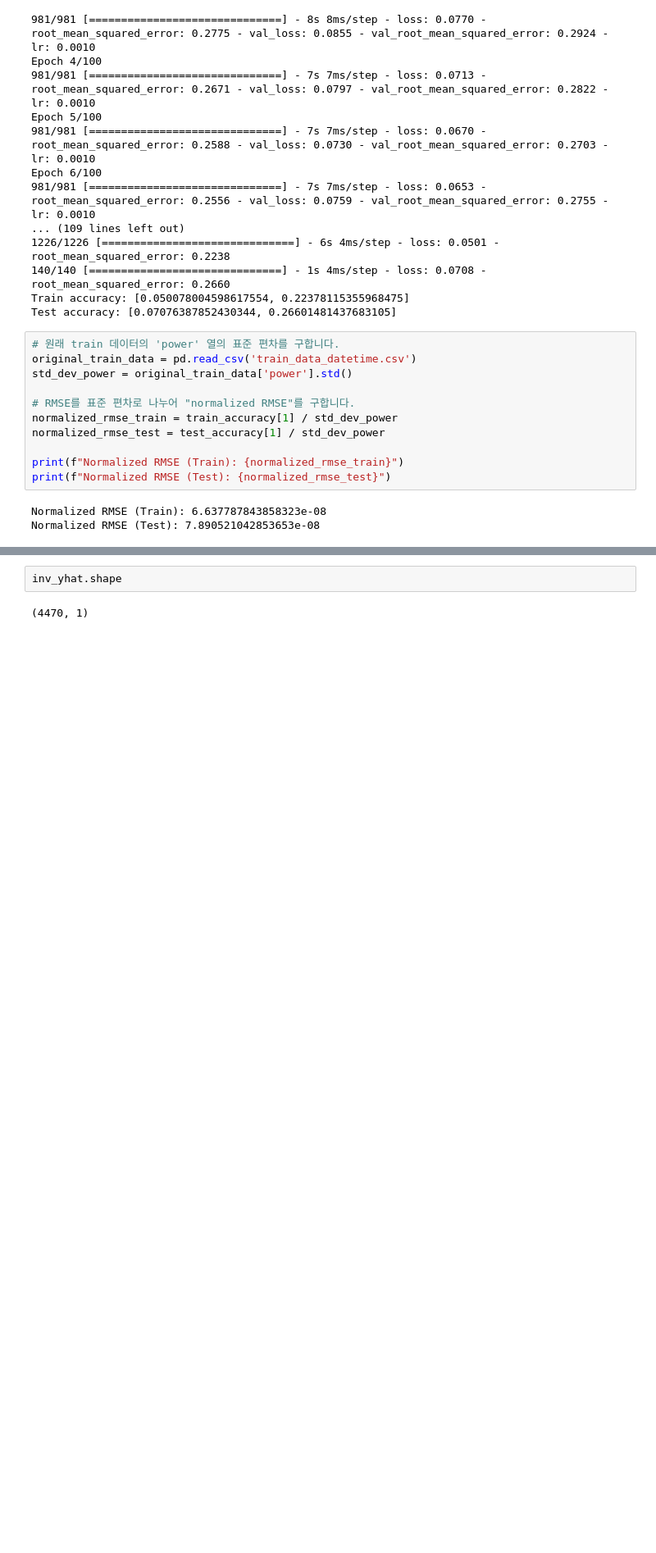
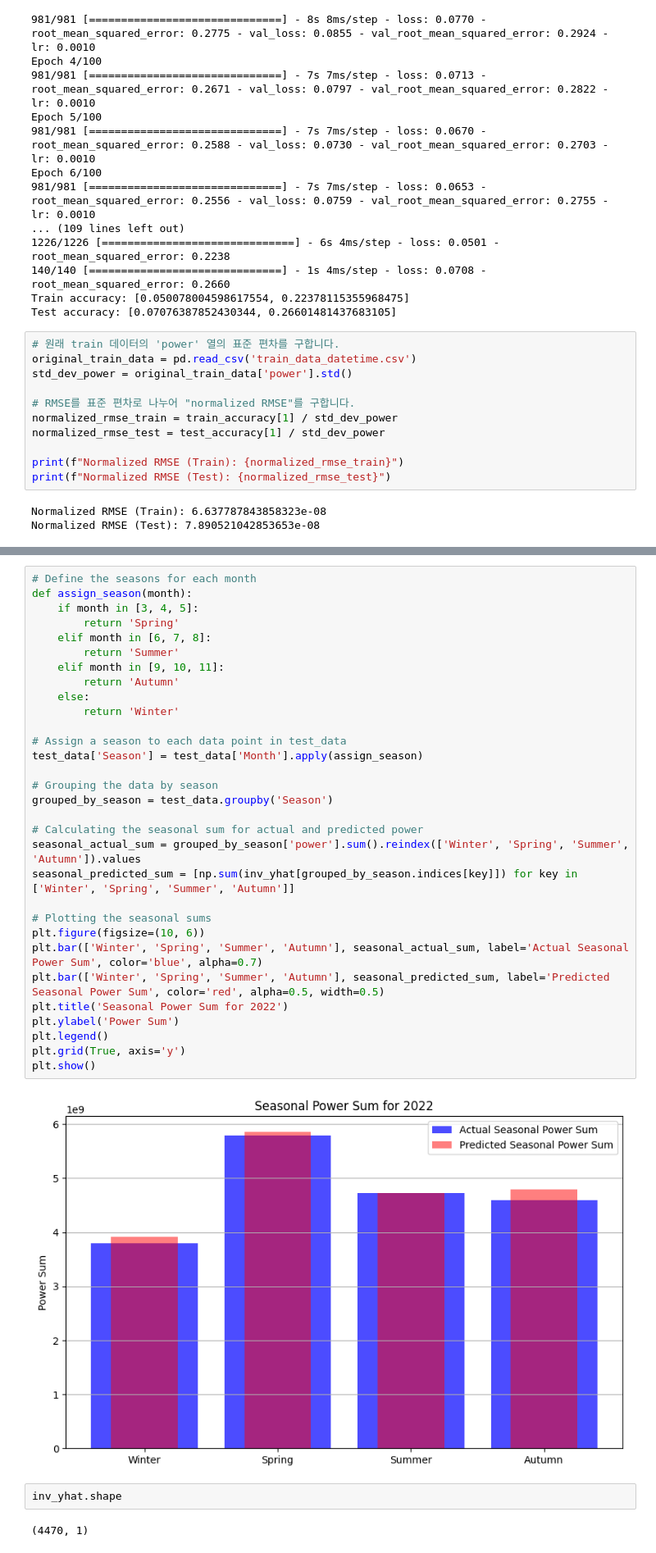
Before and after one commit to yelim421/SolarPower, a Jupyter notebook: G.ipynb, the cells around one changed output, grey strips where cells are left out. Shown at 82% size. Drawn from its saved outputs; the diff is of its cells as text; blank space fills up the shorter version.

```diff
--- a/G.ipynb
+++ b/G.ipynb
@@ -853,3 +1050,36 @@ plt.show()
+# %%
+# Define the seasons for each month
+def assign_season(month):
+    if month in [3, 4, 5]:
+        return 'Spring'
+    elif month in [6, 7, 8]:
+        return 'Summer'
+    elif month in [9, 10, 11]:
+        return 'Autumn'
+    else:
+        return 'Winter'
+
+# Assign a season to each data point in test_data
+test_data['Season'] = test_data['Month'].apply(assign_season)
+
+# Grouping the data by season
+grouped_by_season = test_data.groupby('Season')
+
+# Calculating the seasonal sum for actual and predicted power
+seasonal_actual_sum = grouped_by_season['power'].sum().reindex(['Winter', 'Spring', 'Summer', 'Autumn']).values
+seasonal_predicted_sum = [np.sum(inv_yhat[grouped_by_season.indices[key]]) for key in ['Winter', 'Spring', 'Summer', 'Autumn']]
+
+# Plotting the seasonal sums
+plt.figure(figsize=(10, 6))
+plt.bar(['Winter', 'Spring', 'Summer', 'Autumn'], seasonal_actual_sum, label='Actual Seasonal Power Sum', color='blue', alpha=0.7)
+plt.bar(['Winter', 'Spring', 'Summer', 'Autumn'], seasonal_predicted_sum, label='Predicted Seasonal Power Sum', color='red', alpha=0.5, width=0.5)
+plt.title('Seasonal Power Sum for 2022')
+plt.ylabel('Power Sum')
+plt.legend()
+plt.grid(True, axis='y')
+plt.show()
+# %% [output]
+[figure, added]
 # %%
 inv_yhat.shape
 # %% [output]
```
Also changed, not shown: parts of 12 cells of this notebook.
